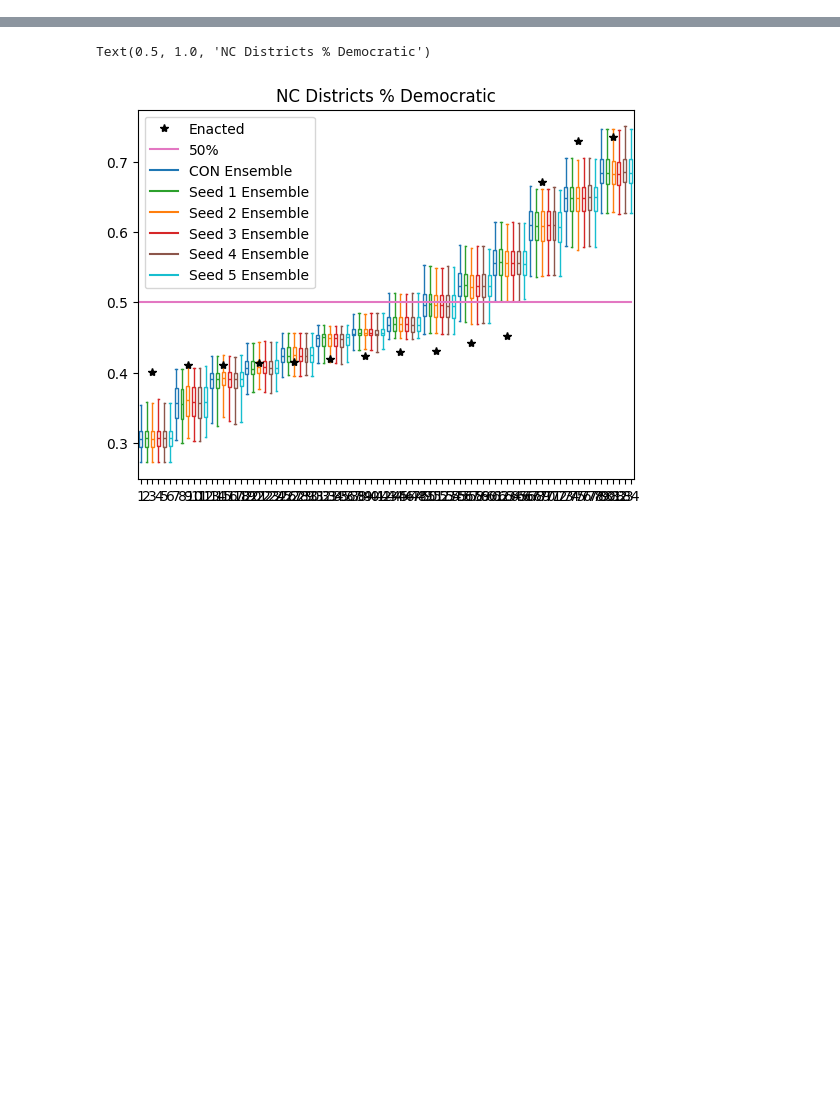
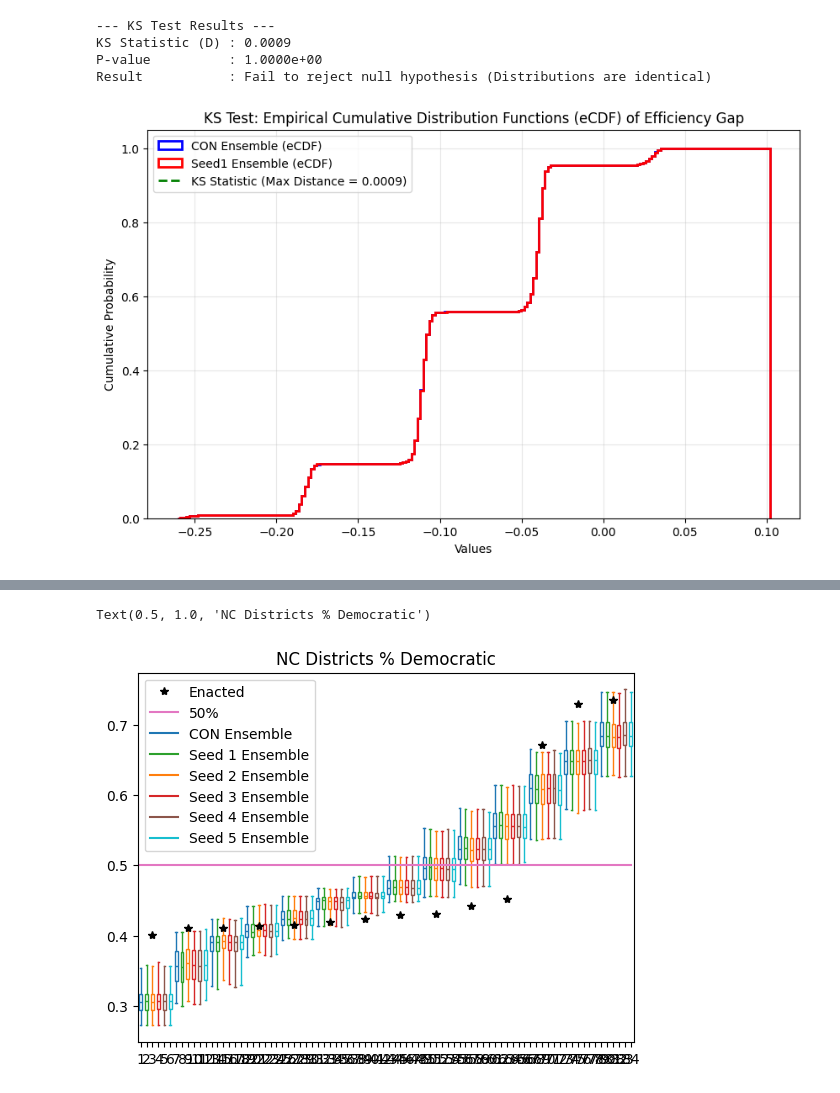
Before and after one commit to angela-moon/vra-analysis-south, a Jupyter notebook: NC/NC_Process_Ensemble_Outputs.ipynb, the cells around one changed output, grey strips where cells are left out. Cells and saved outputs as stored; diff of their text form; code cells hidden in the pictures; blank space fills up the shorter version.

```diff
--- a/NC/NC_Process_Ensemble_Outputs.ipynb
+++ b/NC/NC_Process_Ensemble_Outputs.ipynb
@@ -19,0 +90,8 @@ for t in ts[1:]:
+# %%
+ks_test_plot(df['EG'].dropna().to_numpy(),df_seed1['EG'].dropna().to_numpy(),"CON Ensemble","Seed1 Ensemble", "Efficiency Gap")
+# %% [output]
+--- KS Test Results ---
+KS Statistic (D) : 0.0009
+P-value          : 1.0000e+00
+Result           : Fail to reject null hypothesis (Distributions are identical)
+[figure, added]
```
Also changed, not shown: parts of 22 cells of this notebook, 2 other files.
